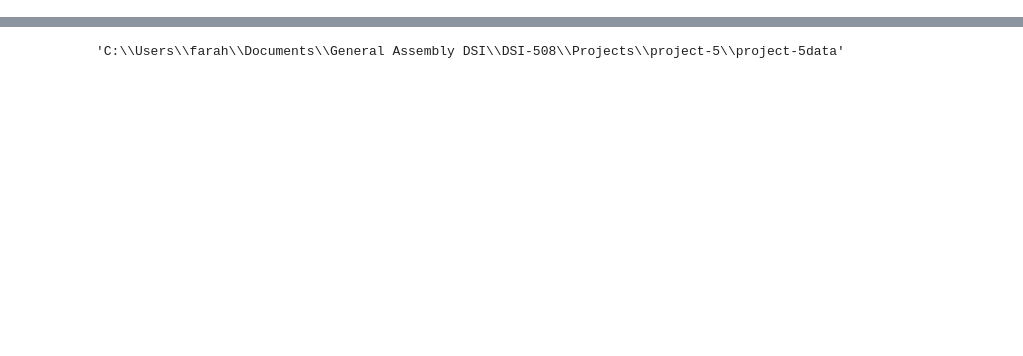
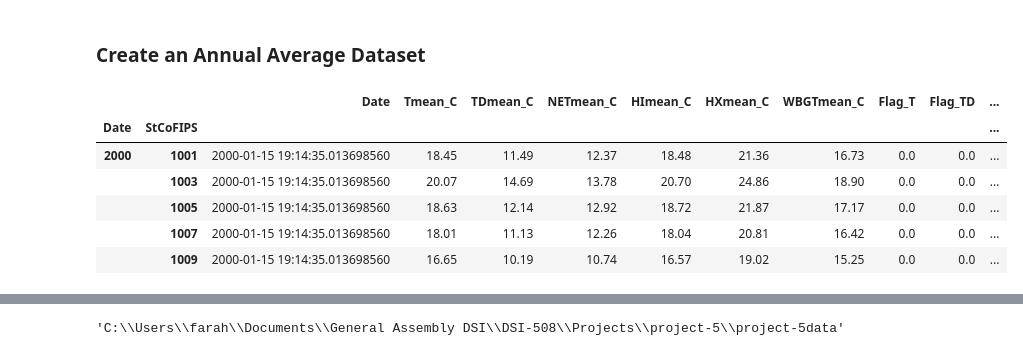
Before and after one commit to farahmalik11/project-5, a Jupyter notebook: Mrg_Temp_Drought.ipynb, the cells around one changed output, grey strips where cells are left out. Drawn from its saved outputs; the diff is of its cells as text; code cells hidden in the pictures; blank space fills up the shorter version.

```diff
--- a/Mrg_Temp_Drought.ipynb
+++ b/Mrg_Temp_Drought.ipynb
@@ -6,0 +9,2 @@ import os
+# %%
+temp_df = pd.read_csv('raw-data/Heatvars_County_2000-2020_v1.2.csv')
@@ -6,0 +112,39 @@ import os
+# %%
+# Downsize Columns by dropping mins and maxes
+# Data is collected here at a daily level.  All other sources are annual.  Will normalize at the day level.
+list(temp_df.columns)
+temp = temp_df.copy()
+temp.drop(columns = [
+ # 'StCoFIPS',
+ # 'Date',
+ 'Tmin_C',
+ 'Tmax_C',
+ # 'Tmean_C',
+ 'TDmin_C',
+ 'TDmax_C',
+ # 'TDmean_C',
+ 'NETmin_C',
+ 'NETmax_C',
+ # 'NETmean_C',
+ 'HImin_C',
+ 'HImax_C',
+ # 'HImean_C',
+ 'HXmin_C',
+ 'HXmax_C',
+ #'HXmean_C',
+ 'WBGTmin_C',
+ 'WBGTmax_C',
+ #'WBGTmean_C',
+ 'UTCImin_C',
+ 'UTCImax_C',
+ 'UTCImean_C',
+ #'Flag_T',
+ #'Flag_TD',
+ #'Flag_NET',
+ #'Flag_HI',
+ #'Flag_HX',
+ #'Flag_WBGT',
+ 'Flag_UTCI'
+], inplace = True)
+# %%
+temp.Date = pd.to_datetime(temp.Date, format = '%Y-%M-%d')
@@ -6,0 +160,14 @@ import os
+# %% [markdown]
+### Create an Annual Average Dataset
+# %%
+annual_temp = round(temp.groupby([temp.Date.dt.year,temp.StCoFIPS]).mean(numeric_only=False),2)
+# %%
+annual_temp.head()
+# %% [output]
+|  |  | Date | Tmean_C | TDmean_C | NETmean_C | HImean_C | HXmean_C | WBGTmean_C | Flag_T | Flag_TD | ... |
+| Date | StCoFIPS |  |  |  |  |  |  |  |  |  | ... |
+| 2000 | 1001 | 2000-01-15 19:14:35.013698560 | 18.45 | 11.49 | 12.37 | 18.48 | 21.36 | 16.73 | 0.0 | 0.0 | ... |
+|  | 1003 | 2000-01-15 19:14:35.013698560 | 20.07 | 14.69 | 13.78 | 20.70 | 24.86 | 18.90 | 0.0 | 0.0 | ... |
+|  | 1005 | 2000-01-15 19:14:35.013698560 | 18.63 | 12.14 | 12.92 | 18.72 | 21.87 | 17.17 | 0.0 | 0.0 | ... |
+|  | 1007 | 2000-01-15 19:14:35.013698560 | 18.01 | 11.13 | 12.26 | 18.04 | 20.81 | 16.42 | 0.0 | 0.0 | ... |
+|  | 1009 | 2000-01-15 19:14:35.013698560 | 16.65 | 10.19 | 10.74 | 16.57 | 19.02 | 15.25 | 0.0 | 0.0 | ... |
```
Also changed, not shown: parts of 85 cells of this notebook, 1 other file.
